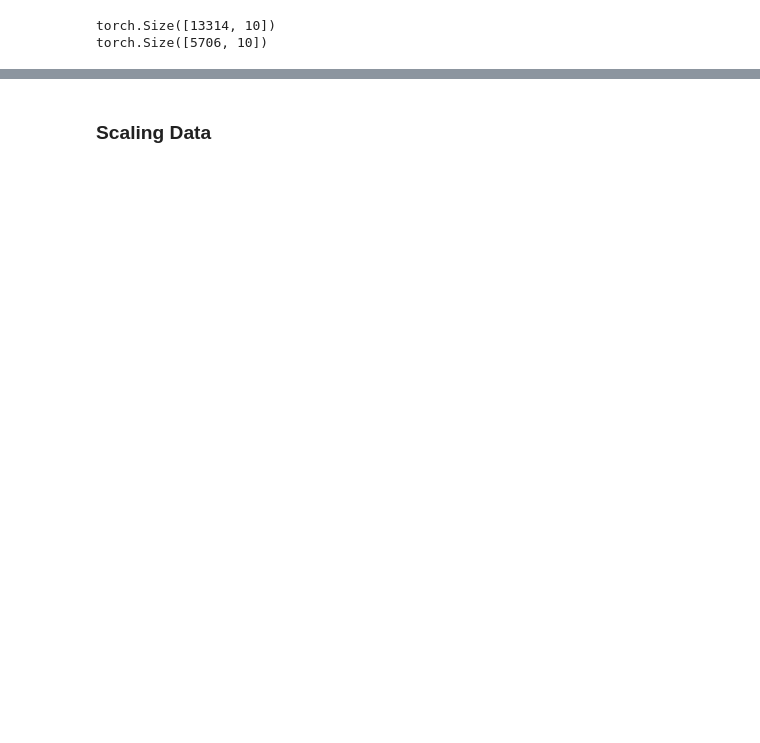
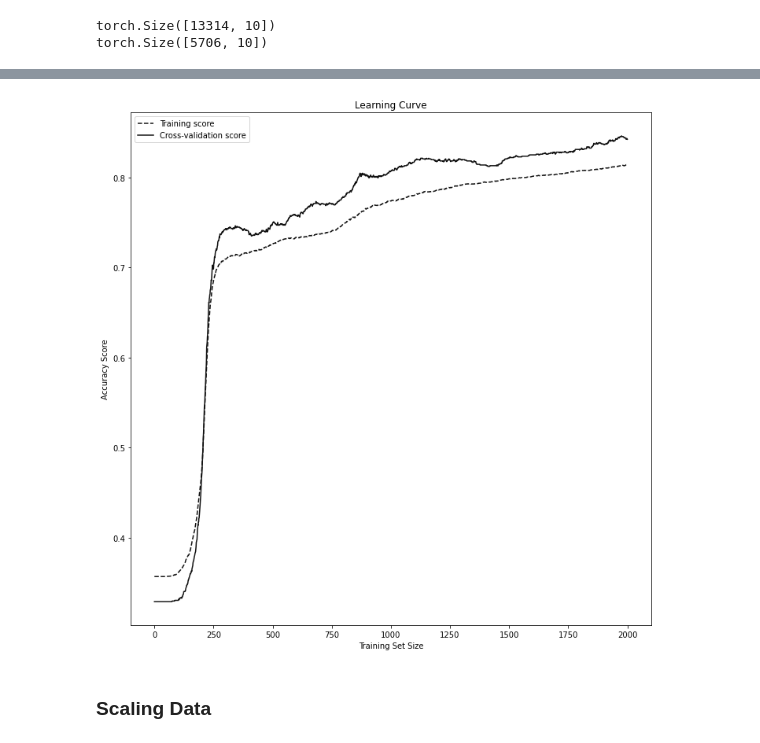
Before and after one commit to MostafaTwfiq/Classification-Models, a Jupyter notebook: model.ipynb, the cells around one changed output, grey strips where cells are left out. Cells and saved outputs as stored; diff of their text form; code cells hidden in the pictures; blank space fills up the shorter version.

Commit message:
model&plot

```diff
--- a/model.ipynb
+++ b/model.ipynb
@@ -180,6 +181,8 @@ import torch
 import torch.nn as nn
 import torch.nn.functional as F
 from sklearn import preprocessing
+# %%
+EPOCHS = 2000
 # %%
 le = preprocessing.LabelEncoder()
 training_encoded_labels = le.fit_transform(training_labels)
@@ -278,0 +318,20 @@ EPOCH 1500 : Test loss 0.45165130496025085 && Test Acc is 0.8009113073348999
+# %%
+def plot_acc_loss(acc_data_train, acc_data_val, loss_data_train, loss_data_val):
+    x_axis = range(0, EPOCHS+1)
+    plt.subplot(1, 2, 1)
+    plt.subplots(1, figsize=(10,10))
+    plt.plot(x_axis, acc_data_train, '--', color="#111111",  label="Training score")
+    plt.plot(x_axis, acc_data_val, color="#111111", label="Cross-validation score")
+    plt.title("Learning Curve")
+    plt.xlabel("Training Set Size"), plt.ylabel("Accuracy Score"), plt.legend(loc="best")
+    plt.tight_layout()
+
+    plt.subplot(1, 2, 1)
+    plt.plot(x_axis, loss_data_train, '--', color="#111111",  label="Training loss")
+    plt.plot(x_axis, loss_data_val, color="#111111", label="Cross-validation loss")
+    plt.title("Learning Curve")
+    plt.xlabel("Training Set Size"), plt.ylabel("Loss Score"), plt.legend(loc="best")
+    plt.tight_layout()
+    plt.show()
+# %% [output]
+[figure, added]
```
Also changed, not shown: parts of 19 cells of this notebook.
